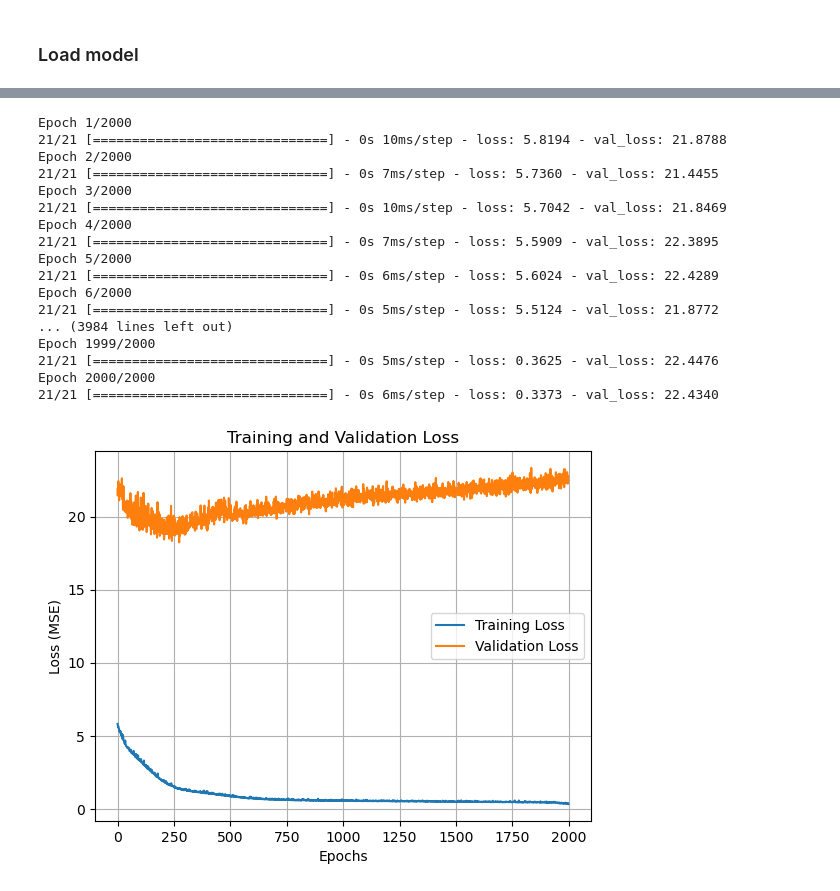
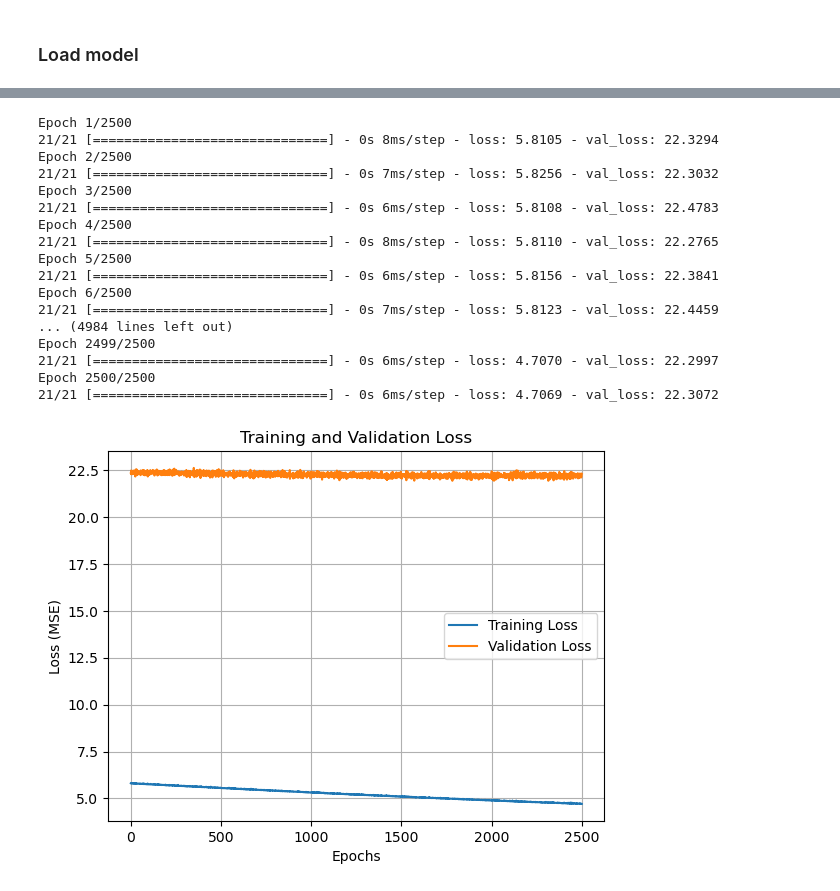
Before and after one commit to nanzemxx/TutorialMLinSolidMechanics, a Jupyter notebook: Task2_Group Xin and Huasen/train/main.ipynb, the cells around one changed output, grey strips where cells are left out. Drawn from its saved outputs; the diff is of its cells as text; code cells hidden in the pictures.

```diff
--- a/Task2_Group Xin and Huasen/train/main.ipynb
+++ b/Task2_Group Xin and Huasen/train/main.ipynb
@@ -256,38 +225,38 @@ Non-trainable params: 0
 _________________________________________________________________
 # %%
 # 训练模型
-history = model.fit(F_train, P_train, epochs=2000, batch_size=32, validation_data=(F_test, P_test))
+history = model.fit(F_train, P_train, epochs=2500, validation_data=(F_test, P_test))
 
 # 训练过程的可视化
 import matplotlib.pyplot as plt
 
 plt.plot(history.history['loss'], label='Training Loss')
 plt.plot(history.history['val_loss'], label='Validation Loss')
 plt.xlabel('Epochs')
 plt.ylabel('Loss (MSE)')
 plt.legend()
 plt.title("Training and Validation Loss")
 plt.grid(True)
 plt.show()
 # %% [output]
-Epoch 1/2000
-21/21 [==============================] - 0s 10ms/step - loss: 5.8194 - val_loss: 21.8788
-Epoch 2/2000
-21/21 [==============================] - 0s 7ms/step - loss: 5.7360 - val_loss: 21.4455
-Epoch 3/2000
-21/21 [==============================] - 0s 10ms/step - loss: 5.7042 - val_loss: 21.8469
-Epoch 4/2000
-21/21 [==============================] - 0s 7ms/step - loss: 5.5909 - val_loss: 22.3895
-Epoch 5/2000
-21/21 [==============================] - 0s 6ms/step - loss: 5.6024 - val_loss: 22.4289
-Epoch 6/2000
-21/21 [==============================] - 0s 5ms/step - loss: 5.5124 - val_loss: 21.8772
-... (3984 lines left out)
-Epoch 1999/2000
-21/21 [==============================] - 0s 5ms/step - loss: 0.3625 - val_loss: 22.4476
-Epoch 2000/2000
-21/21 [==============================] - 0s 6ms/step - loss: 0.3373 - val_loss: 22.4340
+Epoch 1/2500
+21/21 [==============================] - 0s 8ms/step - loss: 5.8105 - val_loss: 22.3294
+Epoch 2/2500
+21/21 [==============================] - 0s 7ms/step - loss: 5.8256 - val_loss: 22.3032
+Epoch 3/2500
+21/21 [==============================] - 0s 6ms/step - loss: 5.8108 - val_loss: 22.4783
+Epoch 4/2500
+21/21 [==============================] - 0s 8ms/step - loss: 5.8110 - val_loss: 22.2765
+Epoch 5/2500
+21/21 [==============================] - 0s 6ms/step - loss: 5.8156 - val_loss: 22.3841
+Epoch 6/2500
+21/21 [==============================] - 0s 7ms/step - loss: 5.8123 - val_loss: 22.4459
+... (4984 lines left out)
+Epoch 2499/2500
+21/21 [==============================] - 0s 6ms/step - loss: 4.7070 - val_loss: 22.2997
+Epoch 2500/2500
+21/21 [==============================] - 0s 6ms/step - loss: 4.7069 - val_loss: 22.3072
-[figure, old version]
+[figure, new version]
 # %%
 # 预测测试集上的应力分量
 P_pred = model.predict(F_test)
```
Also changed, not shown: parts of 7 cells of this notebook.
